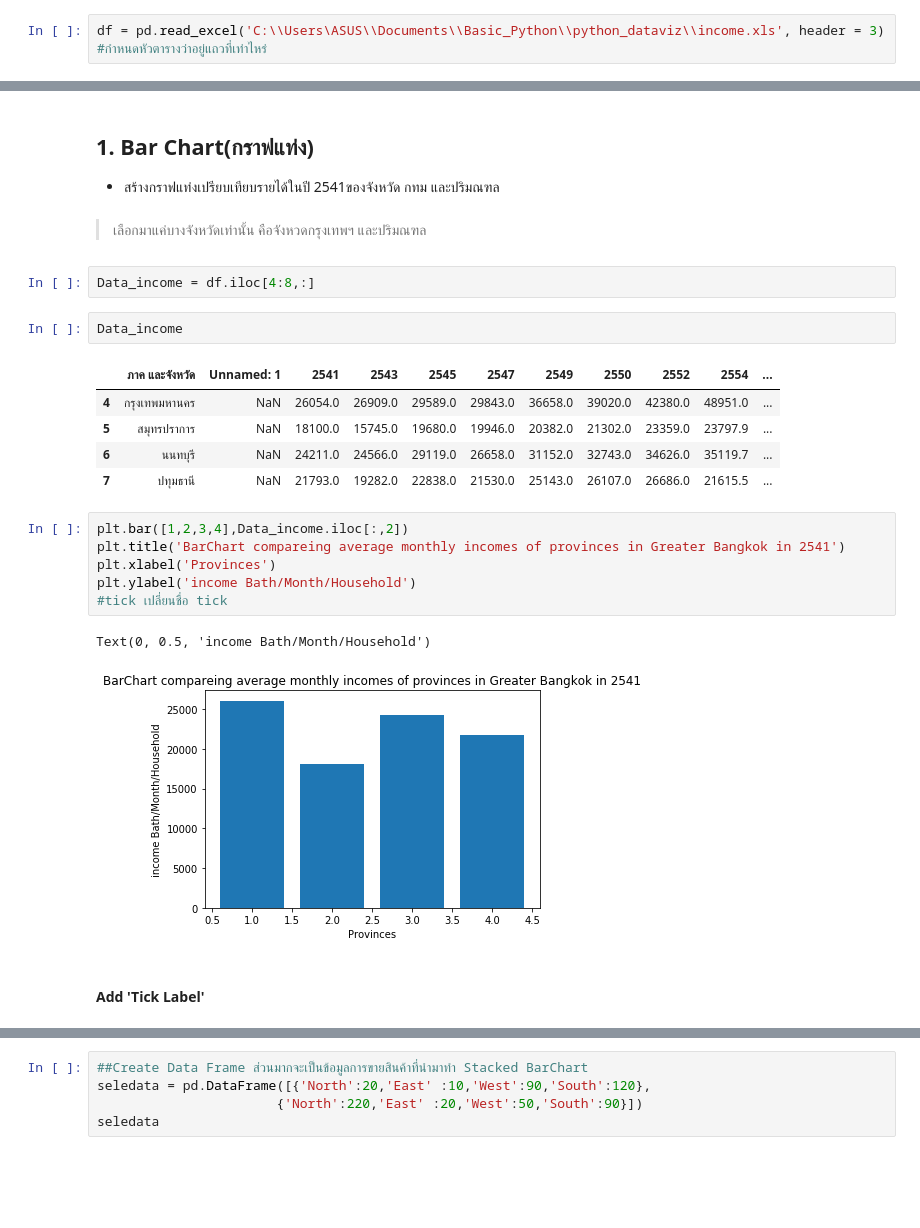
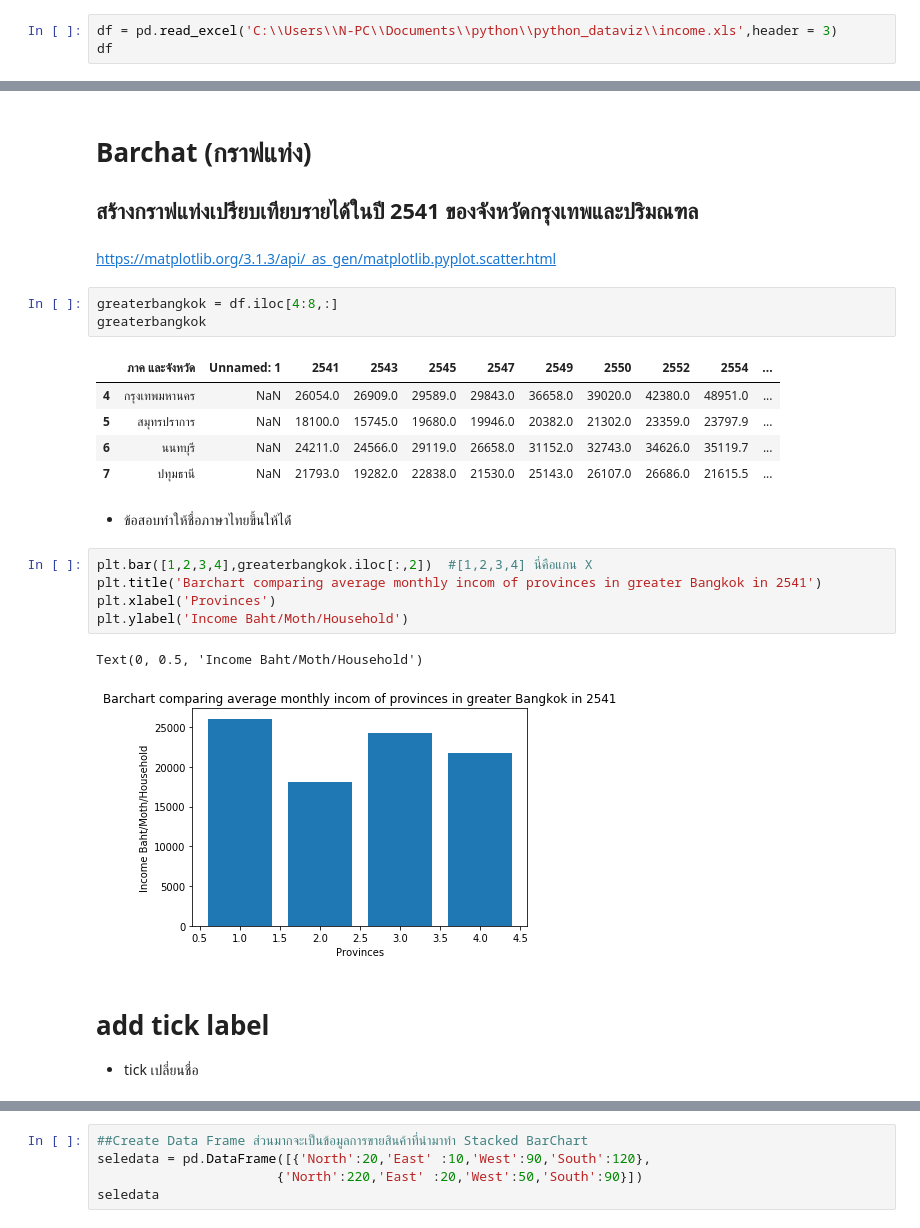
Before and after one commit to Uttaranakron/python_dataviz, a Jupyter notebook: Visualize Data Comparison.ipynb, the cells around one changed output, grey strips where cells are left out. Saved outputs shown, nothing was run; the diff lists cells and outputs as text; blank space fills up the shorter version.

```diff
--- a/Visualize-Data-Comparison.ipynb
+++ b/Visualize Data Comparison.ipynb
@@ -6,2 +11,3 @@ import matplotlib.pyplot as plt
 # %%
-df = pd.read_excel('C:\\Users\ASUS\\Documents\\Basic_Python\\python_dataviz\\income.xls', header = 3) #กำหนดหัวตารางว่าอยู่แถวที่เท่าไหร่
+df = pd.read_excel('C:\\Users\\N-PC\\Documents\\python\\python_dataviz\\income.xls',header = 3)
+df
@@ -24,28 +50,28 @@ df
 # %% [markdown]
-## 1. Bar Chart(กราฟแท่ง)
-
-* สร้างกราฟแท่งเปรียบเทียบรายได้ในปี 2541ของจังหวัด กทม และปริมณฑล
+# Barchat (กราฟแท่ง)
+## สร้างกราฟแท่งเปรียบเทียบรายได้ในปี 2541 ของจังหวัดกรุงเทพและปริมณฑล
-# %% [markdown]
-> เลือกมาแค่บางจังหวัดเท่านั้น คือจังหวดกรุงเทพฯ และปริมณฑล
+# %% [markdown]
+https://matplotlib.org/3.1.3/api/_as_gen/matplotlib.pyplot.scatter.html
 # %%
-Data_income = df.iloc[4:8,:]
+greaterbangkok = df.iloc[4:8,:]
+greaterbangkok
+# %% [output]
+|  | ภาค และจังหวัด | Unnamed: 1 | 2541 | 2543 | 2545 | 2547 | 2549 | 2550 | 2552 | 2554 | ... |
+| 4 | กรุงเทพมหานคร | NaN | 26054.0 | 26909.0 | 29589.0 | 29843.0 | 36658.0 | 39020.0 | 42380.0 | 48951.0 | ... |
+| 5 | สมุทรปราการ | NaN | 18100.0 | 15745.0 | 19680.0 | 19946.0 | 20382.0 | 21302.0 | 23359.0 | 23797.9 | ... |
+| 6 | นนทบุรี | NaN | 24211.0 | 24566.0 | 29119.0 | 26658.0 | 31152.0 | 32743.0 | 34626.0 | 35119.7 | ... |
+| 7 | ปทุมธานี | NaN | 21793.0 | 19282.0 | 22838.0 | 21530.0 | 25143.0 | 26107.0 | 26686.0 | 21615.5 | ... |
-# %%
-Data_income
-# %% [output]
-|  | ภาค และจังหวัด | Unnamed: 1 | 2541 | 2543 | 2545 | 2547 | 2549 | 2550 | 2552 | 2554 | ... |
-| 4 | กรุงเทพมหานคร | NaN | 26054.0 | 26909.0 | 29589.0 | 29843.0 | 36658.0 | 39020.0 | 42380.0 | 48951.0 | ... |
-| 5 | สมุทรปราการ | NaN | 18100.0 | 15745.0 | 19680.0 | 19946.0 | 20382.0 | 21302.0 | 23359.0 | 23797.9 | ... |
-| 6 | นนทบุรี | NaN | 24211.0 | 24566.0 | 29119.0 | 26658.0 | 31152.0 | 32743.0 | 34626.0 | 35119.7 | ... |
-| 7 | ปทุมธานี | NaN | 21793.0 | 19282.0 | 22838.0 | 21530.0 | 25143.0 | 26107.0 | 26686.0 | 21615.5 | ... |
+# %% [markdown]
+- ข้อสอบทำให้ชื่อภาษาไทยขึ้นให้ได้่
 # %%
-plt.bar([1,2,3,4],Data_income.iloc[:,2])
-plt.title('BarChart compareing average monthly incomes of provinces in Greater Bangkok in 2541')
+plt.bar([1,2,3,4],greaterbangkok.iloc[:,2])  #[1,2,3,4] นี่คือแกน X
+plt.title('Barchart comparing average monthly incom of provinces in greater Bangkok in 2541')
 plt.xlabel('Provinces')
-plt.ylabel('income Bath/Month/Household')
-#tick เปลี่ยนชื่อ tick
+plt.ylabel('Income Baht/Moth/Household')
 # %% [output]
-Text(0, 0.5, 'income Bath/Month/Household')
+Text(0, 0.5, 'Income Baht/Moth/Household')
-[figure, old version]
+[figure, new version]
-# %% [markdown]
-#### Add 'Tick Label'
+# %% [markdown]
+# add tick label
+- tick เปลี่ยนชื่อ
 # %%
```
Also changed, not shown: parts of 13 cells of this notebook, 1 other file.
